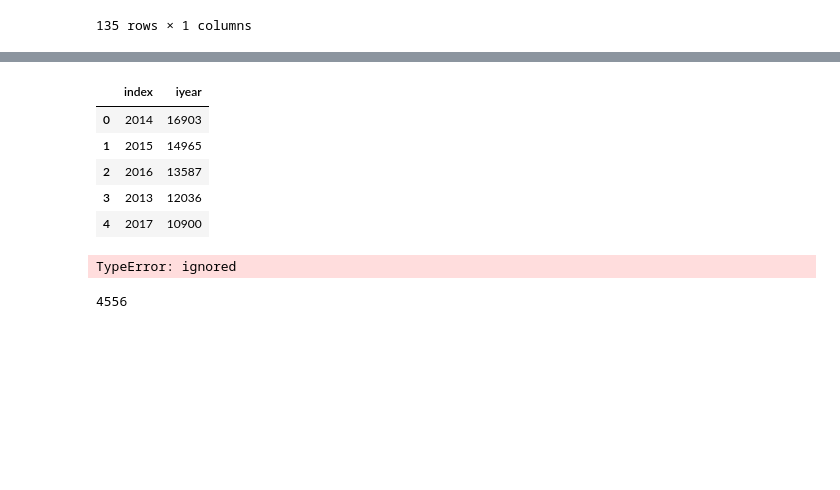
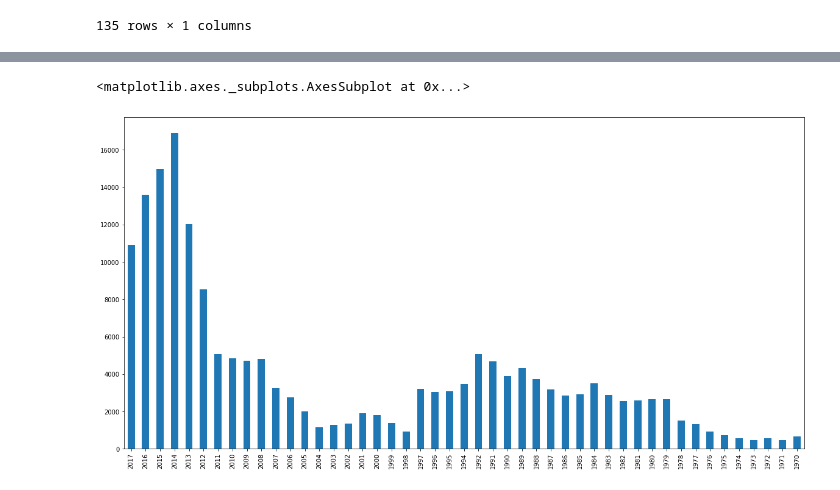
Before and after one commit to GoPlusUltra/Global-Terrorism-Analysis, a Jupyter notebook: Global_Terrorism_Analysis_Capstone_Project.ipynb, the cells around one changed output, grey strips where cells are left out. Drawn from its saved outputs; the diff is of its cells as text; code cells hidden in the pictures; blank space fills up the shorter version.

Commit message:
few plots are added

```diff
--- a/Global_Terrorism_Analysis_Capstone_Project.ipynb
+++ b/Global_Terrorism_Analysis_Capstone_Project.ipynb
@@ -28,7 +28,7 @@ drive.mount('/content/drive')
 # %% [output]
 Drive already mounted at /content/drive; to attempt to forcibly remount, call drive.mount("/content/drive", force_remount=True).
 # %%
-df = pd.read_csv(path,encoding='latin-1') #encoding data
+df = pd.read_csv(path,encoding='latin-1',low_memory=False) #encoding data
 # %%
 df.head()
 # %% [output]
@@ -71,2 +92,2 @@ temp_dataframe
 # %%
-temp_df=df[['eventid','iyear','imonth','iday','country_txt','region_txt','provstate','city','latitude','longitude','doubtterr','multiple','success','suicide','attacktype1','targtype1','target1','gname','motive','weaptype1','weapsubtype1','weapdetail','nkill','property']]
+df=df[['eventid','iyear','imonth','iday','country_txt','region_txt','provstate','city','latitude','longitude','attacktype1_txt','targtype1_txt','natlty1_txt','target1','gname','motive','weaptype1_txt','weapsubtype1_txt','dbsource']]
@@ -95,11 +113,0 @@ memory usage: 33.3+ MB
-# %%
-
-total_no_of_attacks = pd.DataFrame(df['iyear'].value_counts()).reset_index()
-total_no_of_attacks.head()
-# %% [output]
-|  | index | iyear |
-| 0 | 2014 | 16903 |
-| 1 | 2015 | 14965 |
-| 2 | 2016 | 13587 |
-| 3 | 2013 | 12036 |
-| 4 | 2017 | 10900 |
@@ -109,8 +114,7 @@ total_no_of_attacks.head()
-# %%
-sns.histplot(temp_df['iyear'],df['iyear'].value_counts())
-# %% [output]
-TypeError: ignored
-# %%
-temp_df['latitude'].isna().sum()
-# %% [output]
-4556
+# %%
+plt.figure(figsize=(20,10))
+
+df.year.value_counts().sort_index(ascending=False).plot(kind='bar')
+# %% [output]
+<matplotlib.axes._subplots.AxesSubplot at 0x...>
+[figure, added]
```
Also changed, not shown: parts of 23 cells of this notebook.
